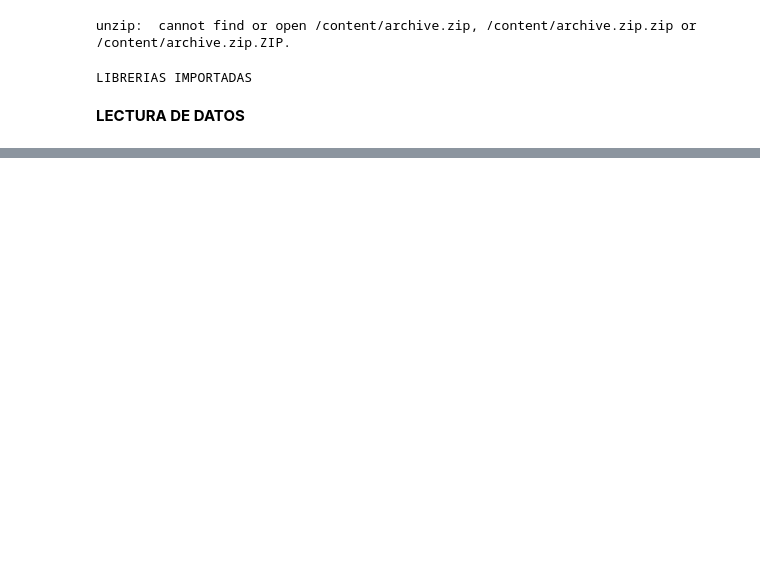
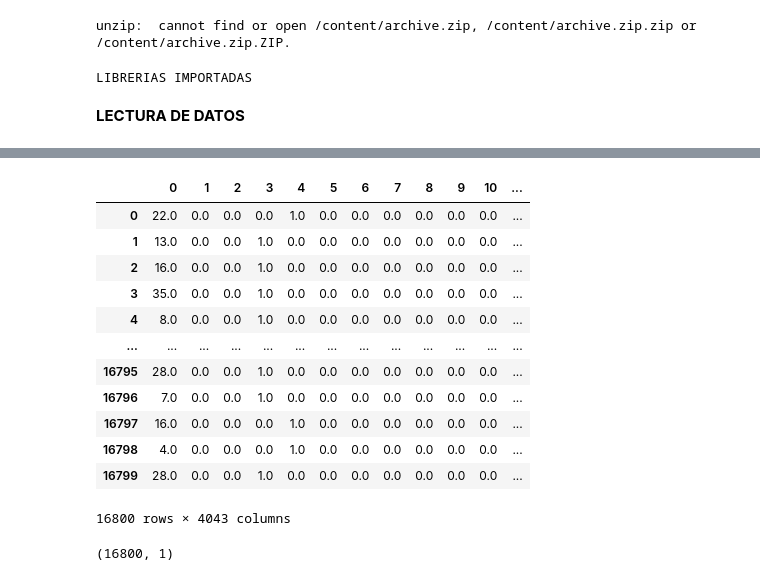
Before and after one commit to bchuchucaa/RNNConsumoDeAgua, a Jupyter notebook: RNNConsumoDeAgua.ipynb, the cells around one changed output, grey strips where cells are left out. Drawn from its saved outputs; the diff is of its cells as text; code cells hidden in the pictures; blank space fills up the shorter version.

```diff
--- a/RNNConsumoDeAgua.ipynb
+++ b/RNNConsumoDeAgua.ipynb
@@ -241,0 +297,20 @@ dataset
+# %%
+pd.DataFrame(test_y)
+# %% [output]
+|  | 0 | 1 | 2 | 3 | 4 | 5 | 6 | 7 | 8 | 9 | 10 | ... |
+| 0 | 22.0 | 0.0 | 0.0 | 0.0 | 1.0 | 0.0 | 0.0 | 0.0 | 0.0 | 0.0 | 0.0 | ... |
+| 1 | 13.0 | 0.0 | 0.0 | 1.0 | 0.0 | 0.0 | 0.0 | 0.0 | 0.0 | 0.0 | 0.0 | ... |
+| 2 | 16.0 | 0.0 | 0.0 | 1.0 | 0.0 | 0.0 | 0.0 | 0.0 | 0.0 | 0.0 | 0.0 | ... |
+| 3 | 35.0 | 0.0 | 0.0 | 1.0 | 0.0 | 0.0 | 0.0 | 0.0 | 0.0 | 0.0 | 0.0 | ... |
+| 4 | 8.0 | 0.0 | 0.0 | 1.0 | 0.0 | 0.0 | 0.0 | 0.0 | 0.0 | 0.0 | 0.0 | ... |
+| ... | ... | ... | ... | ... | ... | ... | ... | ... | ... | ... | ... | ... |
+| 16795 | 28.0 | 0.0 | 0.0 | 1.0 | 0.0 | 0.0 | 0.0 | 0.0 | 0.0 | 0.0 | 0.0 | ... |
+| 16796 | 7.0 | 0.0 | 0.0 | 1.0 | 0.0 | 0.0 | 0.0 | 0.0 | 0.0 | 0.0 | 0.0 | ... |
+| 16797 | 16.0 | 0.0 | 0.0 | 0.0 | 1.0 | 0.0 | 0.0 | 0.0 | 0.0 | 0.0 | 0.0 | ... |
+| 16798 | 4.0 | 0.0 | 0.0 | 0.0 | 1.0 | 0.0 | 0.0 | 0.0 | 0.0 | 0.0 | 0.0 | ... |
+| 16799 | 28.0 | 0.0 | 0.0 | 1.0 | 0.0 | 0.0 | 0.0 | 0.0 | 0.0 | 0.0 | 0.0 | ... |
+16800 rows × 4043 columns
+# %%
+y_pred.shape
+# %% [output]
+(16800, 1)
```
Also changed, not shown: parts of 51 cells of this notebook.
